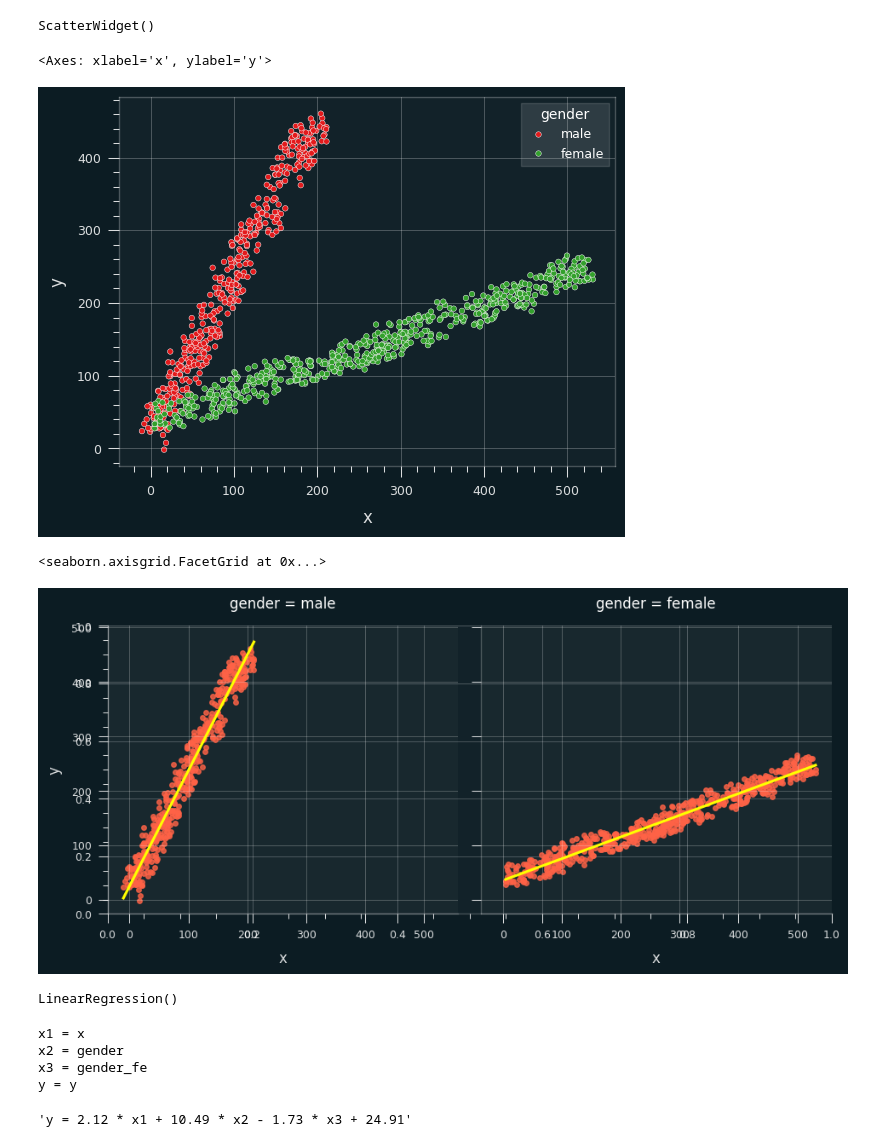
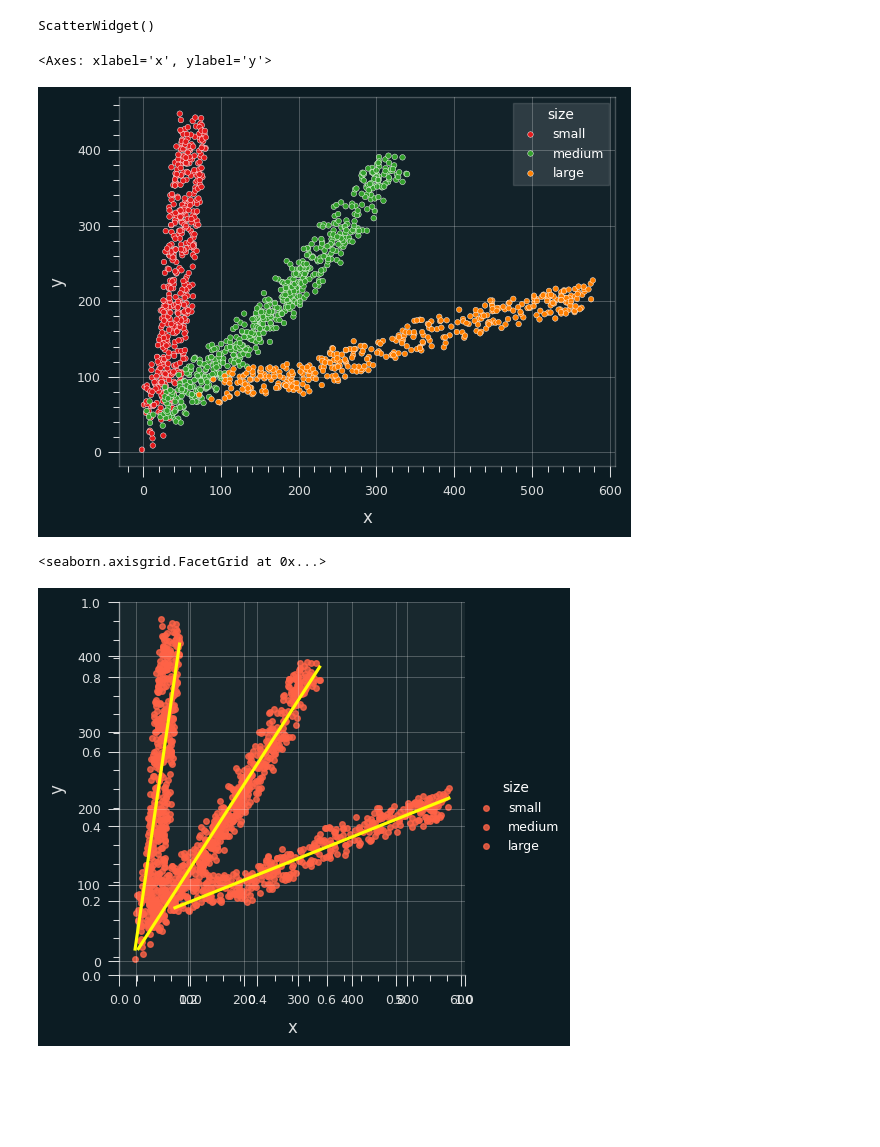
Before and after one commit to RohitMugalya/Learner-s-Garden, a Jupyter notebook: practice notebooks/simons paradox.ipynb, the cells around one changed output. Cells and saved outputs as stored; diff of their text form; code cells hidden in the pictures; blank space fills up the shorter version.

```diff
--- a/practice notebooks/simons paradox.ipynb
+++ b/practice notebooks/simons paradox.ipynb
@@ -103,23 +120,24 @@ def loss_curve(history, color="blue"):
 # %%
 widget = ScatterWidget()
+widget
+# %% [output]
+ScatterWidget()
-# %%
-widget
-# %% [output]
-ScatterWidget()
 # %%
 df = widget.data_as_pandas
 # %%
-df['gender'] = df['label'].replace({'a': 'male', 'b': 'female'})
+df['size'] = df['label'].replace({
+    'a': 'small', 'b': 'medium', 'c': 'large'
+})
 # %%
-sns.scatterplot(data=df, x='x', y='y', hue='gender')
+sns.scatterplot(data=df, x='x', y='y', hue='size')
 # %% [output]
 <Axes: xlabel='x', ylabel='y'>
-[figure, old version]
+[figure, new version]
 # %%
 sns.lmplot(data=df, x='x', y='y',
-           col='gender',
+           hue='size',
            scatter_kws={"color": "tomato"},
            line_kws={"color": "yellow"})
 # %% [output]
 <seaborn.axisgrid.FacetGrid at 0x...>
-[figure, old version]
+[figure, new version]
@@ -130,18 +143,0 @@ df.loc[:, 'gender_fe'] = df['encoded_gender'] * df['x']
-# %%
-features = ['x', 'encoded_gender', 'gender_fe']
-target = 'y'
-
-X, y = df[features], df[target]
-
-model = LinearRegression()
-model.fit(X, y)
-# %% [output]
-LinearRegression()
-# %%
-model_equation(model, ['x', 'gender', 'gender_fe'], 'y')
-# %% [output]
-x1 = x
-x2 = gender
-x3 = gender_fe
-y = y
-'y = 2.12 * x1 + 10.49 * x2 - 1.73 * x3 + 24.91'
```
Also changed, not shown: parts of 17 cells of this notebook.
